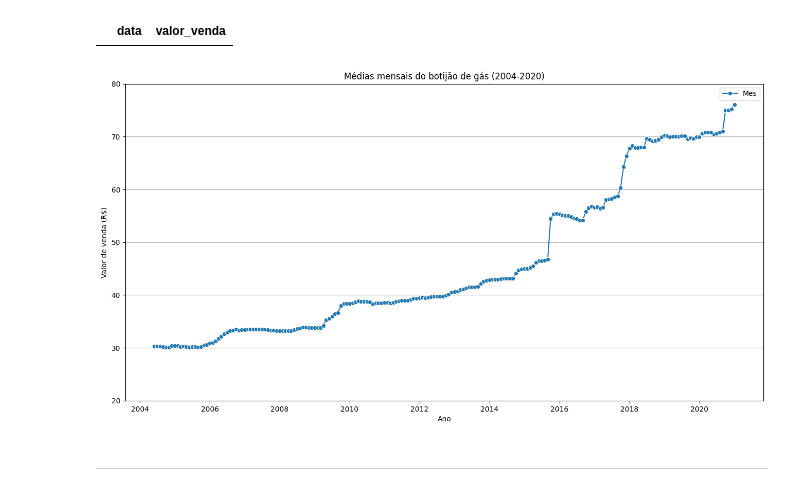
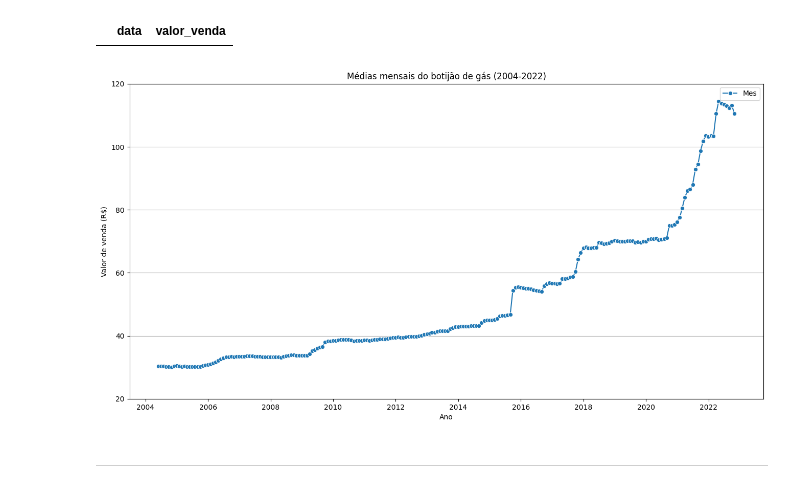
Before and after one commit to pedrorcm/historico-precos-gas, a Jupyter notebook: main.ipynb, the cells around one changed output. Cells and saved outputs as stored; diff of their text form; code cells hidden in the pictures.

```diff
--- a/main.ipynb
+++ b/main.ipynb
@@ -61,4 +58,4 @@ all_files = glob(os.path.join(path, "*.csv"))
 # %%
 # Com isso, lemos cada um dos caminhos do csv e passamos para o concat, unindo todos os DF's em um único.
 # %%
-gas_dataframe = pd.concat((pd.read_csv(file,sep=';') for file in all_files))
+gas_dataframe = pd.concat((pd.read_csv(file,sep=';', encoding='latin-1') for file in all_files))
@@ -65,3 +81,5 @@ gas_dataframe = pd.concat((pd.read_csv(file,sep=';') for file in all_files))
+# %%
+gas_dataframe = gas_dataframe.drop_duplicates()
 # %%
 # No index atual, temos vários números repetidos, pois os números se repetem a cada tabela.
 # Para consertar isso, iremos resetar o index, atribuindo assim uma única posição a cada elemento,
@@ -84,7 +102,7 @@ Index(['Regiao - Sigla', 'Estado - Sigla', 'Municipio', 'Revenda',
 # %%
 gas_dataframe = gas_dataframe.rename({'Data da Coleta': 'data',
                             'Estado - Sigla': 'estado',
-                            'Regiao - Sigla':'regiao',
+                            'ï»¿Regiao - Sigla':'regiao',
                             'Valor de Venda':'valor_venda',
                             'Valor de Compra':'valor_compra',
                             'Revenda':'revenda',
@@ -97,2 +117,6 @@ R$ / 13 kg    5435881
 Name: Unidade de Medida, dtype: int64
+# %%
+# Padronizando a unidade de medida, deixando apenas o botijão (13kg)
+
+gas_dataframe = gas_dataframe[gas_dataframe['Unidade de Medida'] == "R$ / 13 kg"]
 # %%
@@ -263,14 +293,14 @@ valor_glp_meses[valor_glp_meses.valor_venda.notna() == False] # Mostrando que n
 # %%
 # Plotando a média do valor de venda em todo o território nacional no período de 2004 a 2020.
 
 ax = plt.subplots(figsize=(16,8))
-plt.title('Médias mensais do botijão de gás (2004-2020)')
+plt.title('Médias mensais do botijão de gás (2004-2022)')
 plt.xlabel('Ano')
 plt.ylabel('Valor de venda (R$)')
 plt.grid(axis='y')
-plt.ylim((20, 80))
+plt.ylim((20, 120))
 sns.lineplot(valor_glp_meses, x='data', y='valor_venda', marker='o', label='Mes')
 plt.show()
 # %% [output]
-[figure, old version]
+[figure, new version]
 # %%
```
Also changed, not shown: parts of 25 cells of this notebook.
